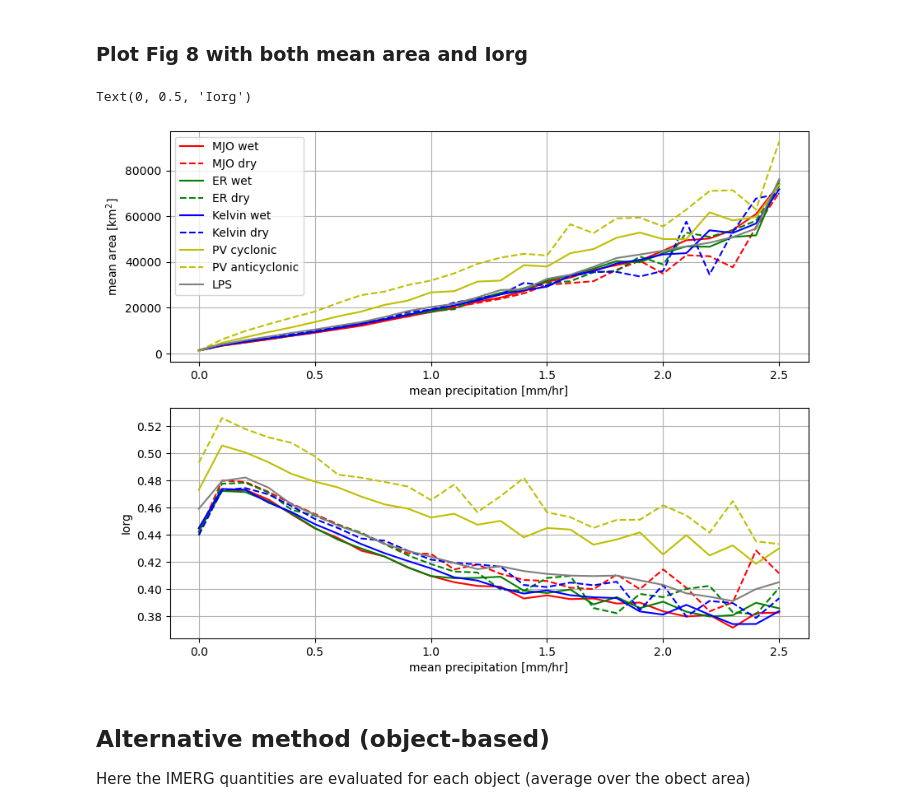
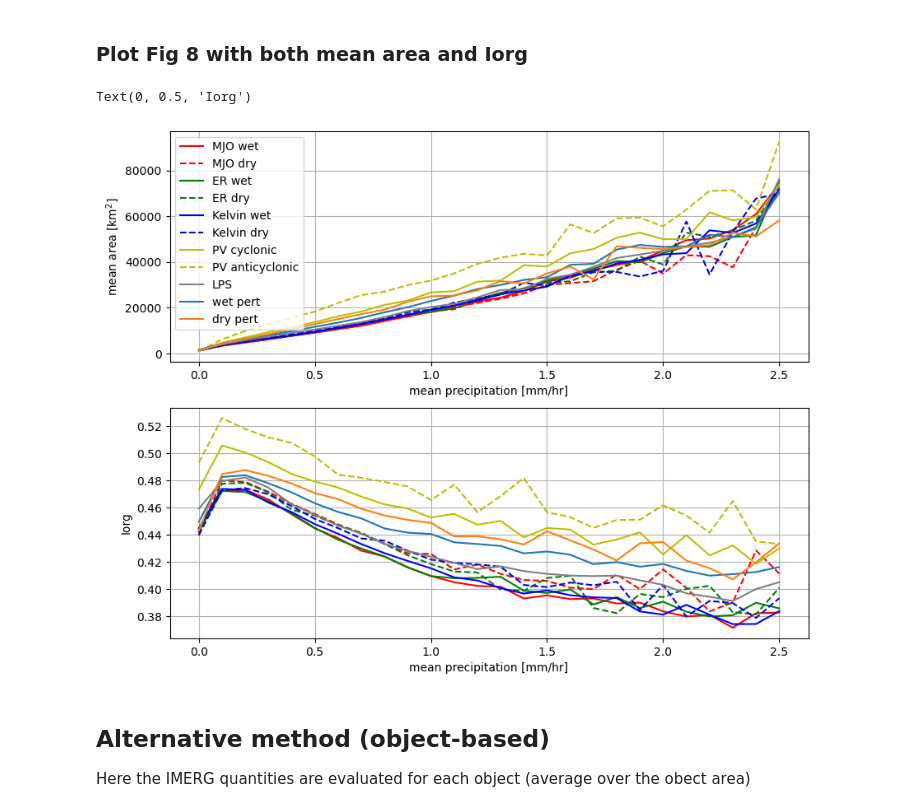
Before and after one commit to mssingh/meso-org, a Jupyter notebook: Analysis/weather-systems/corey-weather-systems.ipynb, the cells around one changed output. Drawn from its saved outputs; the diff is of its cells as text; code cells hidden in the pictures.

```diff
--- a/Analysis/weather-systems/corey-weather-systems.ipynb
+++ b/Analysis/weather-systems/corey-weather-systems.ipynb
@@ -506,6 +574,20 @@ Wall time: 1.6 s
 
 For this we need to use data only where both datasets are not NaNs, so filter based on this
 # %%
+wet_pert_av_precip2 = wet_pert_av_precip.where(~wet_pert_av_area.isnull()) # called it something else so I don't overwrite original data
+wet_pert_av_area2 = wet_pert_av_area.where(~wet_pert_av_precip2.isnull())
+wet_pert_av_precip2_vals = wet_pert_av_precip2.values.ravel()
+wet_pert_av_area2_vals = wet_pert_av_area2.values.ravel()
+wet_pert_av_precip2_vals = wet_pert_av_precip2_vals[~np.isnan(wet_pert_av_precip2_vals)]
+wet_pert_av_area2_vals = wet_pert_av_area2_vals[~np.isnan(wet_pert_av_area2_vals)]
+
+dry_pert_av_precip2 = dry_pert_av_precip.where(~dry_pert_av_area.isnull())
+dry_pert_av_area2 = dry_pert_av_area.where(~dry_pert_av_precip2.isnull())
+dry_pert_av_precip2_vals = dry_pert_av_precip2.values.ravel()
+dry_pert_av_area2_vals = dry_pert_av_area2.values.ravel()
+dry_pert_av_precip2_vals = dry_pert_av_precip2_vals[~np.isnan(dry_pert_av_precip2_vals)]
+dry_pert_av_area2_vals = dry_pert_av_area2_vals[~np.isnan(dry_pert_av_area2_vals)]
+
 MJO_wet_av_precip2 = MJO_wet_av_precip.where(~MJO_wet_av_area.isnull()) # called it something else so I don't overwrite original data
 MJO_wet_av_area2 = MJO_wet_av_area.where(~MJO_wet_av_precip2.isnull())
 MJO_wet_av_precip2_vals = MJO_wet_av_precip2.values.ravel()
@@ -599,6 +681,9 @@ def mean_quantity_by_bins(data_x, data_y, bins):
     return av_datay
 # %%
 mean_precip_bins = np.arange(0.0, 2.6, 0.1)
+
+wet_pert_area_by_avprecip = mean_quantity_by_bins(wet_pert_av_precip2_vals, wet_pert_av_area2_vals, mean_precip_bins)
+dry_pert_area_by_avprecip = mean_quantity_by_bins(dry_pert_av_precip2_vals, dry_pert_av_area2_vals, mean_precip_bins)
 
 MJO_wet_area_by_avprecip = mean_quantity_by_bins(MJO_wet_av_precip2_vals, MJO_wet_av_area2_vals, mean_precip_bins)
 MJO_dry_area_by_avprecip = mean_quantity_by_bins(MJO_dry_av_precip2_vals, MJO_dry_av_area2_vals, mean_precip_bins)
@@ -612,6 +697,20 @@ LPS_area_by_avprecip = mean_quantity_by_bins(LPS_av_precip2_vals, LPS_av_area2_v
 # %% [markdown]
 ### Repeat for Iorg
 # %%
+wet_pert_av_precip2 = wet_pert_av_precip.where(~wet_pert_av_Iorg.isnull())
+wet_pert_av_Iorg2 = wet_pert_av_Iorg.where(~wet_pert_av_precip2.isnull())
+wet_pert_av_precip2_vals = wet_pert_av_precip2.values.ravel()
+wet_pert_av_Iorg2_vals = wet_pert_av_Iorg2.values.ravel()
+wet_pert_av_precip2_vals = wet_pert_av_precip2_vals[~np.isnan(wet_pert_av_precip2_vals)]
+wet_pert_av_Iorg2_vals = wet_pert_av_Iorg2_vals[~np.isnan(wet_pert_av_Iorg2_vals)]
+
+dry_pert_av_precip2 = dry_pert_av_precip.where(~dry_pert_av_Iorg.isnull())
+dry_pert_av_Iorg2 = dry_pert_av_Iorg.where(~dry_pert_av_precip2.isnull())
+dry_pert_av_precip2_vals = dry_pert_av_precip2.values.ravel()
+dry_pert_av_Iorg2_vals = dry_pert_av_Iorg2.values.ravel()
+dry_pert_av_precip2_vals = dry_pert_av_precip2_vals[~np.isnan(dry_pert_av_precip2_vals)]
+dry_pert_av_Iorg2_vals = dry_pert_av_Iorg2_vals[~np.isnan(dry_pert_av_Iorg2_vals)]
+
 MJO_wet_av_precip2 = MJO_wet_av_precip.where(~MJO_wet_av_Iorg.isnull())
 MJO_wet_av_Iorg2 = MJO_wet_av_Iorg.where(~MJO_wet_av_precip2.isnull())
 MJO_wet_av_precip2_vals = MJO_wet_av_precip2.values.ravel()
@@ -679,6 +778,8 @@ LPS_av_Iorg2_vals = LPS_av_Iorg2.values.ravel()
 LPS_av_precip2_vals = LPS_av_precip2_vals[~np.isnan(LPS_av_precip2_vals)]
 LPS_av_Iorg2_vals = LPS_av_Iorg2_vals[~np.isnan(LPS_av_Iorg2_vals)]
 # %%
+wet_pert_Iorg_by_avprecip = mean_quantity_by_bins(wet_pert_av_precip2_vals, wet_pert_av_Iorg2_vals, mean_precip_bins)
+dry_pert_Iorg_by_avprecip = mean_quantity_by_bins(dry_pert_av_precip2_vals, dry_pert_av_Iorg2_vals, mean_precip_bins)
 MJO_wet_Iorg_by_avprecip = mean_quantity_by_bins(MJO_wet_av_precip2_vals, MJO_wet_av_Iorg2_vals, mean_precip_bins)
 MJO_dry_Iorg_by_avprecip = mean_quantity_by_bins(MJO_dry_av_precip2_vals, MJO_dry_av_Iorg2_vals, mean_precip_bins)
 ER_wet_Iorg_by_avprecip = mean_quantity_by_bins(ER_wet_av_precip2_vals, ER_wet_av_Iorg2_vals, mean_precip_bins)
@@ -697,35 +798,39 @@ plt.subplot(211)
 plt.plot(mean_precip_bins, MJO_wet_area_by_avprecip, label='MJO wet', c='r')
 plt.plot(mean_precip_bins, MJO_dry_area_by_avprecip, label='MJO dry', c='r', ls='--')
 plt.plot(mean_precip_bins, ER_wet_area_by_avprecip, label='ER wet', c='g')
 plt.plot(mean_precip_bins, ER_dry_area_by_avprecip, label='ER dry', c='g', ls='--')
 plt.plot(mean_precip_bins, Kelvin_wet_area_by_avprecip, label='Kelvin wet', c='b')
 plt.plot(mean_precip_bins, Kelvin_dry_area_by_avprecip, label='Kelvin dry', c='b', ls='--')
 plt.plot(mean_precip_bins, pv_cyc_area_by_avprecip, label='PV cyclonic', c='y')
 plt.plot(mean_precip_bins, pv_acyc_area_by_avprecip, label='PV anticyclonic', c='y', ls='--')
 plt.plot(mean_precip_bins, LPS_area_by_avprecip, label='LPS', c='grey')
+plt.plot(mean_precip_bins, wet_pert_area_by_avprecip, label='wet pert', c='tab:blue')
+plt.plot(mean_precip_bins, dry_pert_area_by_avprecip, label='dry pert', c='tab:orange')
 plt.legend()
 plt.grid()
 plt.xlabel('mean precipitation [mm/hr]')
 plt.ylabel(r'mean area [km$^2$]')
 
 plt.subplot(212)
 plt.plot(mean_precip_bins, MJO_wet_Iorg_by_avprecip, label='MJO wet', c='r')
 plt.plot(mean_precip_bins, MJO_dry_Iorg_by_avprecip, label='MJO dry', c='r', ls='--')
 plt.plot(mean_precip_bins, ER_wet_Iorg_by_avprecip, label='ER wet', c='g')
 plt.plot(mean_precip_bins, ER_dry_Iorg_by_avprecip, label='ER dry', c='g', ls='--')
 plt.plot(mean_precip_bins, Kelvin_wet_Iorg_by_avprecip, label='Kelvin wet', c='b')
 plt.plot(mean_precip_bins, Kelvin_dry_Iorg_by_avprecip, label='Kelvin dry', c='b', ls='--')
 plt.plot(mean_precip_bins, pv_cyc_Iorg_by_avprecip, label='PV cyclonic', c='y')
 plt.plot(mean_precip_bins, pv_acyc_Iorg_by_avprecip, label='PV anticyclonic', c='y', ls='--')
 plt.plot(mean_precip_bins, LPS_Iorg_by_avprecip, label='LPS', c='grey')
+plt.plot(mean_precip_bins, wet_pert_Iorg_by_avprecip, label='wet pert', c='tab:blue')
+plt.plot(mean_precip_bins, dry_pert_Iorg_by_avprecip, label='dry pert', c='tab:orange')
 plt.grid()
 plt.xlabel('mean precipitation [mm/hr]')
 plt.ylabel(r'Iorg')
 
-plt.savefig('/home/565/cr7888/meso-org/Figures/corey-Fig8.png', bbox_inches='tight', dpi=200)
+#plt.savefig('/home/565/cr7888/meso-org/Figures/corey-Fig8.png', bbox_inches='tight', dpi=200)
 # %% [output]
 Text(0, 0.5, 'Iorg')
-[figure, old version]
+[figure, new version]
 # %%
 assert False
 # %% [markdown]
```
Also changed, not shown: parts of 9 cells of this notebook, 2 other files.
